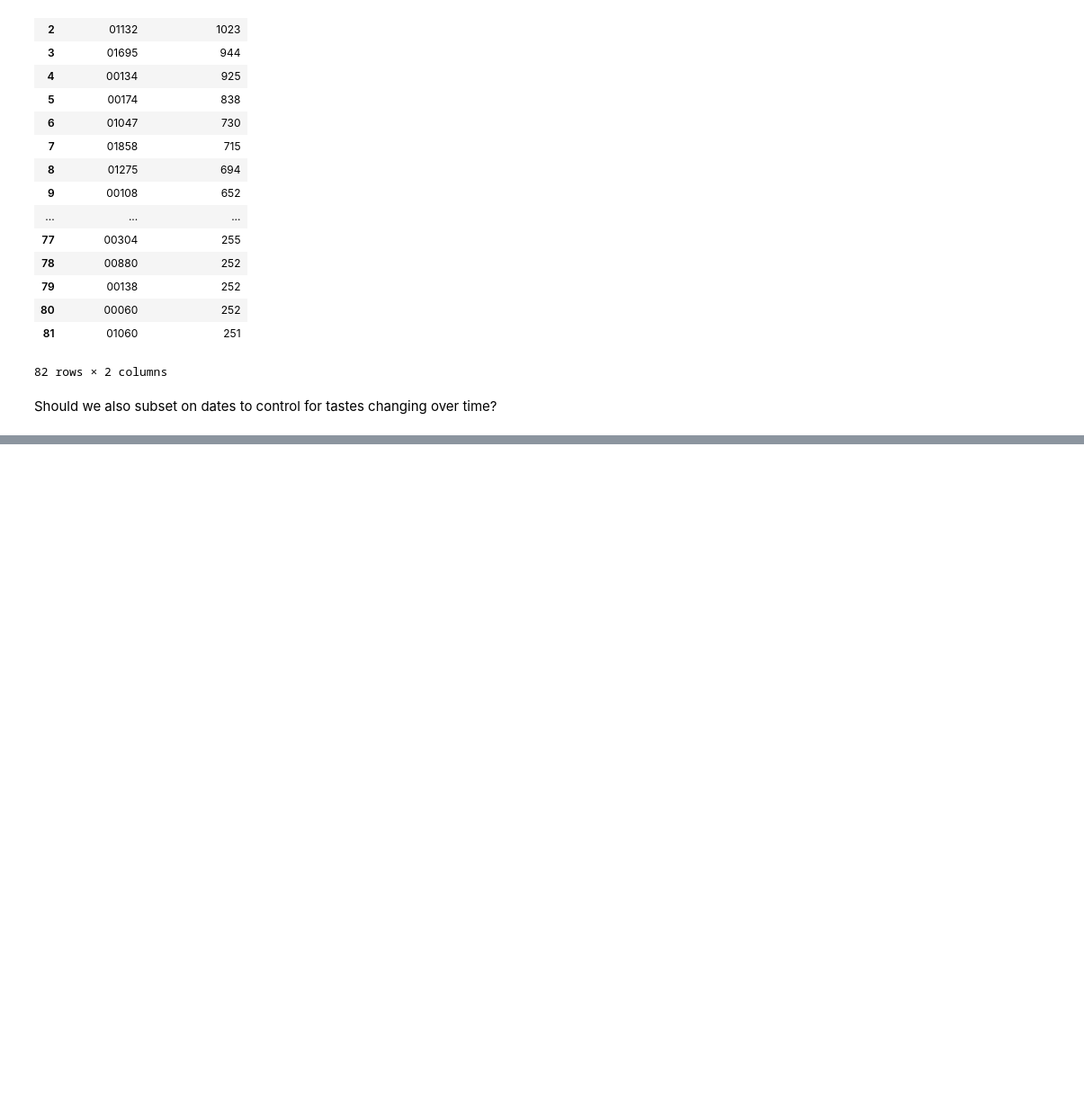
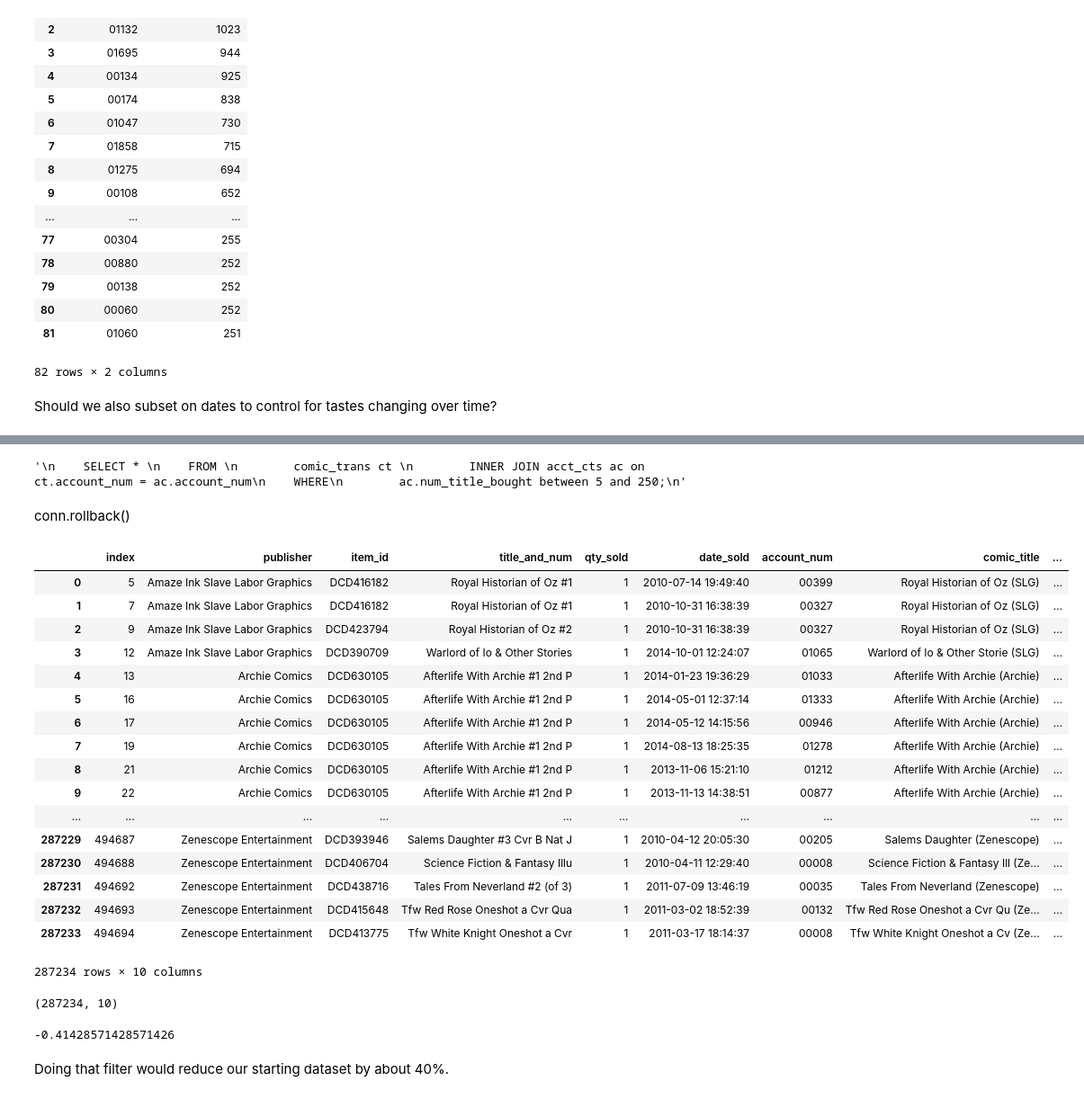
Before and after one commit to werlindo/comics_rx, a Jupyter notebook: comics_rx-2_eda.ipynb, the cells around one changed output, grey strips where cells are left out. Shown at 90% size. Drawn from its saved outputs; the diff is of its cells as text; code cells hidden in the pictures; blank space fills up the shorter version.

Commit message:
explore how to filter datas

```diff
--- a/comics_rx-2_eda.ipynb
+++ b/comics_rx-2_eda.ipynb
@@ -225,0 +278,4 @@ Should we also subset on dates to control for tastes changing over time?
+# %%
+query
+# %% [output]
+'\n    SELECT * \n    FROM \n        comic_trans ct \n        INNER JOIN acct_cts ac on ct.account_num = ac.account_num\n    WHERE\n        ac.num_title_bought between 5 and 250;\n'
@@ -225,0 +285,37 @@ Should we also subset on dates to control for tastes changing over time?
+# %%
+# Check results
+temp_df = pd.DataFrame(cur.fetchall())
+temp_df.columns = [col.name for col in cur.description]
+# %% [markdown]
+conn.rollback()
+# %%
+temp_df
+# %% [output]
+|  | index | publisher | item_id | title_and_num | qty_sold | date_sold | account_num | comic_title | ... |
+| 0 | 5 | Amaze Ink Slave Labor Graphics | DCD416182 | Royal Historian of Oz #1 | 1 | 2010-07-14 19:49:40 | 00399 | Royal Historian of Oz (SLG) | ... |
+| 1 | 7 | Amaze Ink Slave Labor Graphics | DCD416182 | Royal Historian of Oz #1 | 1 | 2010-10-31 16:38:39 | 00327 | Royal Historian of Oz (SLG) | ... |
+| 2 | 9 | Amaze Ink Slave Labor Graphics | DCD423794 | Royal Historian of Oz #2 | 1 | 2010-10-31 16:38:39 | 00327 | Royal Historian of Oz (SLG) | ... |
+| 3 | 12 | Amaze Ink Slave Labor Graphics | DCD390709 | Warlord of Io & Other Stories | 1 | 2014-10-01 12:24:07 | 01065 | Warlord of Io & Other Storie (SLG) | ... |
+| 4 | 13 | Archie Comics | DCD630105 | Afterlife With Archie #1 2nd P | 1 | 2014-01-23 19:36:29 | 01033 | Afterlife With Archie (Archie) | ... |
+| 5 | 16 | Archie Comics | DCD630105 | Afterlife With Archie #1 2nd P | 1 | 2014-05-01 12:37:14 | 01333 | Afterlife With Archie (Archie) | ... |
+| 6 | 17 | Archie Comics | DCD630105 | Afterlife With Archie #1 2nd P | 1 | 2014-05-12 14:15:56 | 00946 | Afterlife With Archie (Archie) | ... |
+| 7 | 19 | Archie Comics | DCD630105 | Afterlife With Archie #1 2nd P | 1 | 2014-08-13 18:25:35 | 01278 | Afterlife With Archie (Archie) | ... |
+| 8 | 21 | Archie Comics | DCD630105 | Afterlife With Archie #1 2nd P | 1 | 2013-11-06 15:21:10 | 01212 | Afterlife With Archie (Archie) | ... |
+| 9 | 22 | Archie Comics | DCD630105 | Afterlife With Archie #1 2nd P | 1 | 2013-11-13 14:38:51 | 00877 | Afterlife With Archie (Archie) | ... |
+| ... | ... | ... | ... | ... | ... | ... | ... | ... | ... |
+| 287229 | 494687 | Zenescope Entertainment | DCD393946 | Salems Daughter #3 Cvr B Nat J | 1 | 2010-04-12 20:05:30 | 00205 | Salems Daughter (Zenescope) | ... |
+| 287230 | 494688 | Zenescope Entertainment | DCD406704 | Science Fiction & Fantasy Illu | 1 | 2010-04-11 12:29:40 | 00008 | Science Fiction & Fantasy Ill (Ze... | ... |
+| 287231 | 494692 | Zenescope Entertainment | DCD438716 | Tales From Neverland #2 (of 3) | 1 | 2011-07-09 13:46:19 | 00035 | Tales From Neverland (Zenescope) | ... |
+| 287232 | 494693 | Zenescope Entertainment | DCD415648 | Tfw Red Rose Oneshot a Cvr Qua | 1 | 2011-03-02 18:52:39 | 00132 | Tfw Red Rose Oneshot a Cvr Qu (Ze... | ... |
+| 287233 | 494694 | Zenescope Entertainment | DCD413775 | Tfw White Knight Oneshot a Cvr | 1 | 2011-03-17 18:14:37 | 00008 | Tfw White Knight Oneshot a Cv (Ze... | ... |
+287234 rows × 10 columns
+# %%
+temp_df.shape
+# %% [output]
+(287234, 10)
+# %%
+287/490 - 1
+# %% [output]
+-0.41428571428571426
+# %% [markdown]
+Doing that filter would reduce our starting dataset by about 40%.
```
Also changed, not shown: parts of 9 cells of this notebook.
